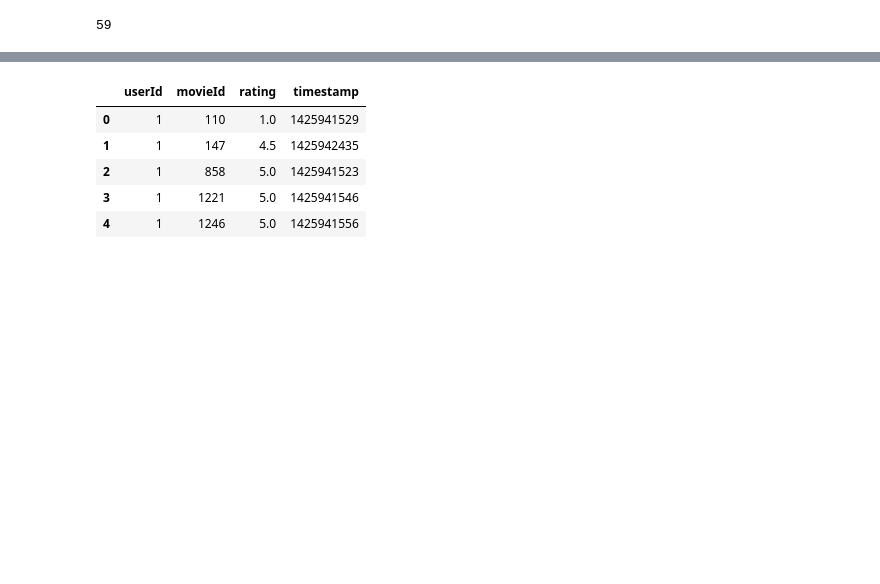
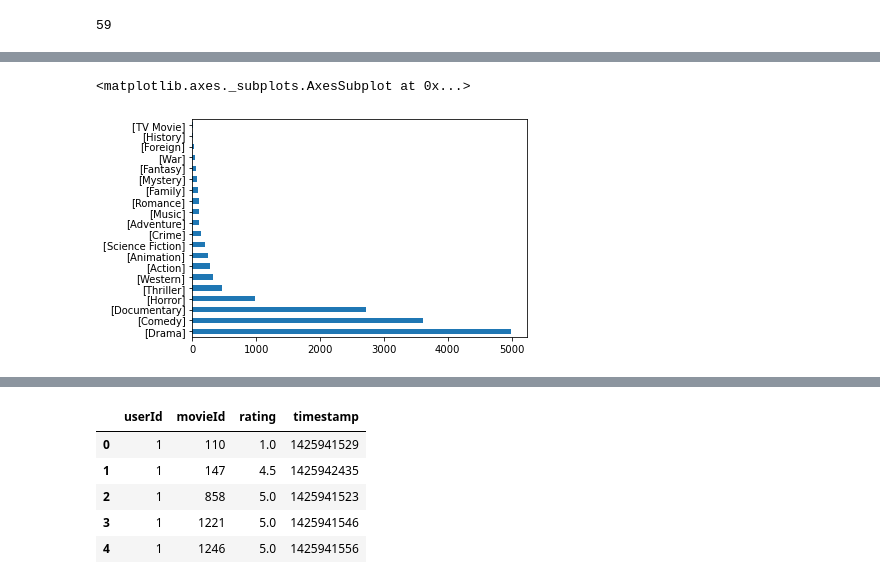
Before and after one commit to sathwikkes/Movie-Recommender-System, a Jupyter notebook: moviedataproject.ipynb, the cells around one changed output, grey strips where cells are left out. Drawn from its saved outputs; the diff is of its cells as text; code cells hidden in the pictures; blank space fills up the shorter version.

```diff
--- a/moviedataproject.ipynb
+++ b/moviedataproject.ipynb
@@ -309,0 +347,2 @@ movies['genres'].filter(regex= 'Drama|Comedy').count()
+# %%
+movie_with_one = movies[movies['1orMore'] == 1]
@@ -309,0 +371,5 @@ movies['genres'].filter(regex= 'Drama|Comedy').count()
+# %%
+movie_with_one['genres'].value_counts().plot(kind='barh') # 20 unique single genres
+# %% [output]
+<matplotlib.axes._subplots.AxesSubplot at 0x...>
+[figure, added]
```
Also changed, not shown: parts of 38 cells of this notebook.
